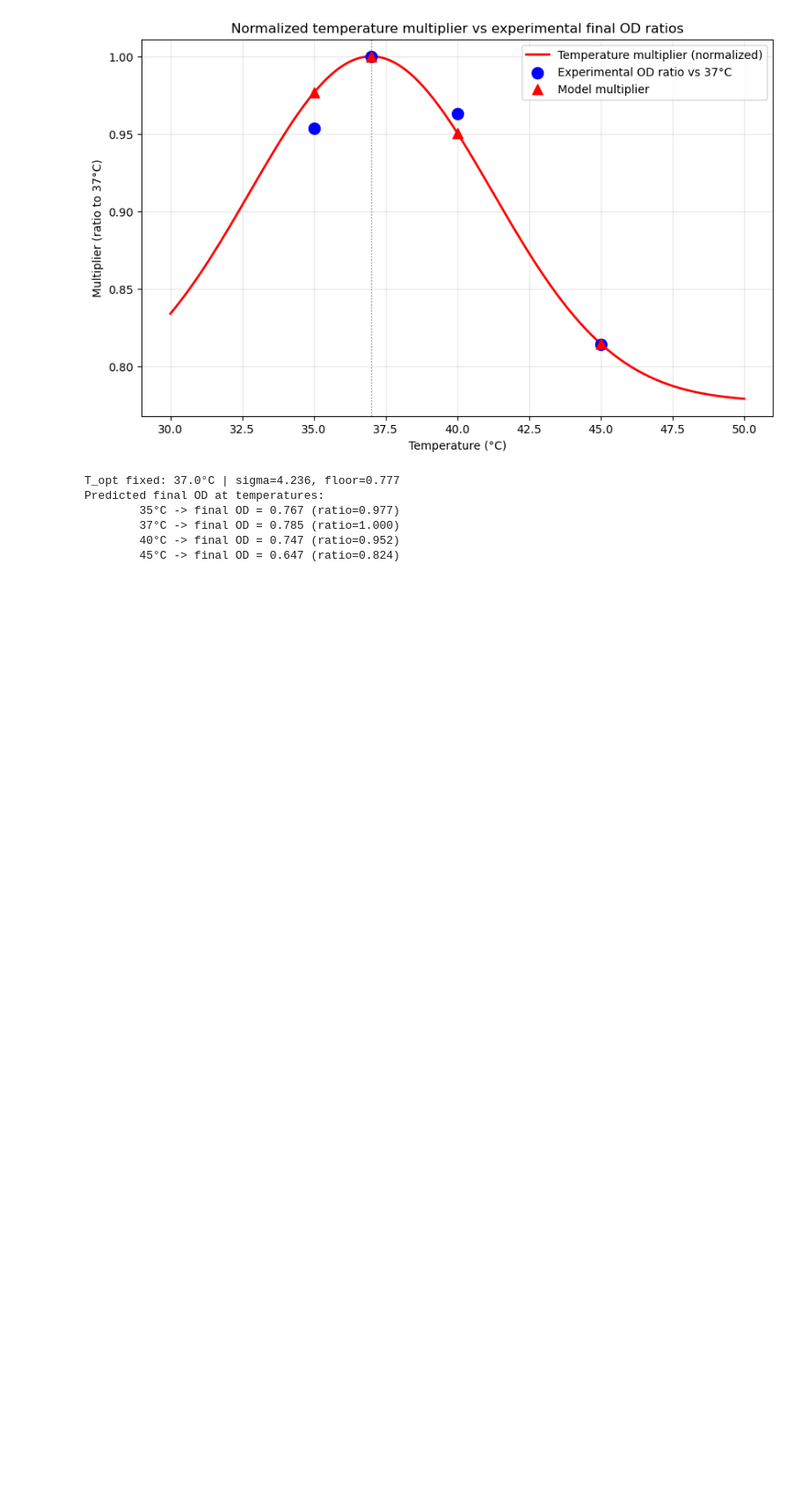
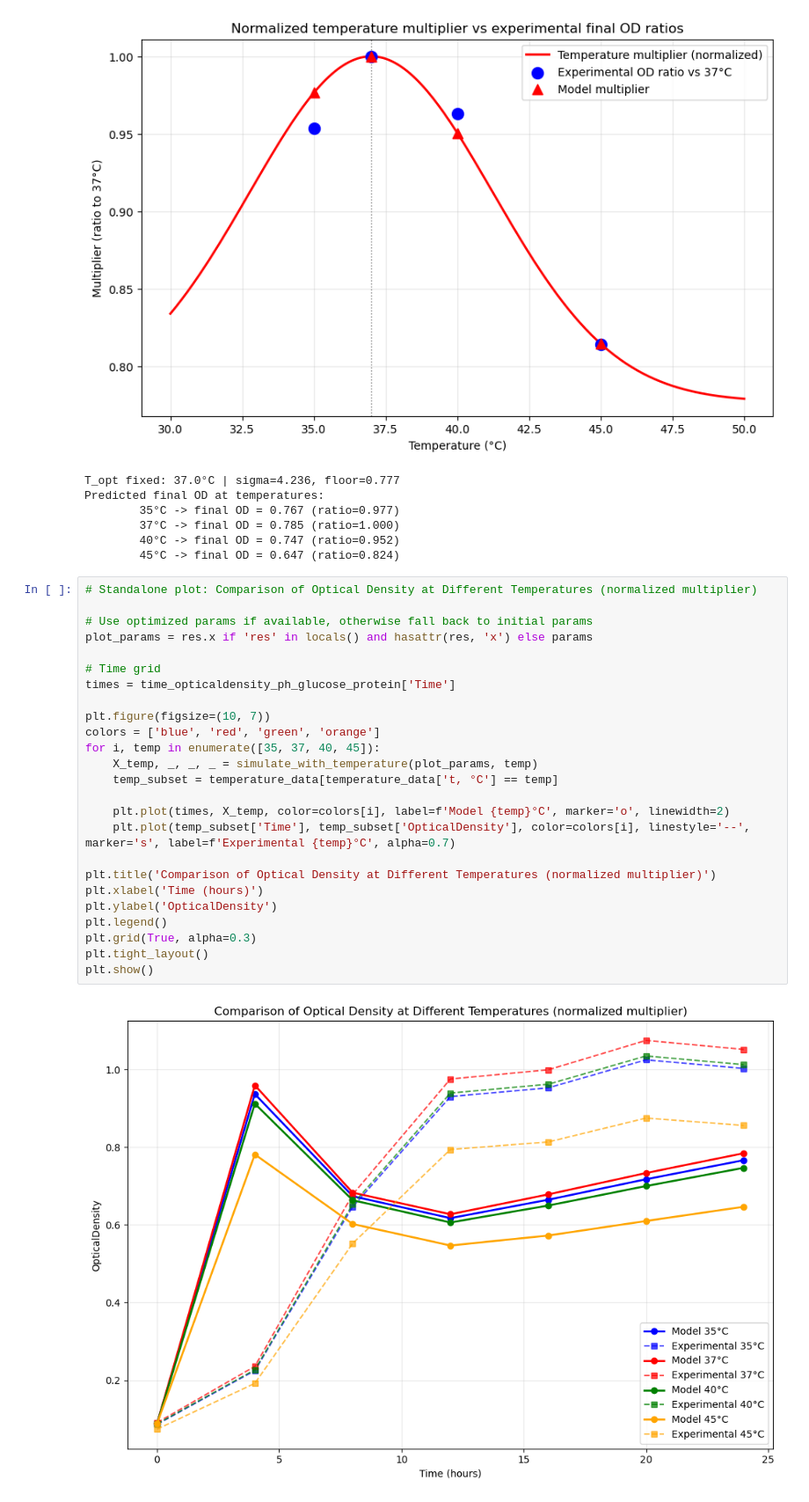
Before and after one commit to AI-ML-systems/biotech_production_management, a Jupyter notebook: model_temperature.ipynb, the cells around one changed output. Shown at 88% size. Cells and saved outputs as stored; diff of their text form; blank space fills up the shorter version.

```diff
--- a/model_temperature.ipynb
+++ b/model_temperature.ipynb
@@ -257,3 +189,30 @@ Predicted final OD at temperatures:
         37°C -> final OD = 0.785 (ratio=1.000)
         40°C -> final OD = 0.747 (ratio=0.952)
         45°C -> final OD = 0.647 (ratio=0.824)
+# %%
+# Standalone plot: Comparison of Optical Density at Different Temperatures (normalized multiplier)
+
+# Use optimized params if available, otherwise fall back to initial params
+plot_params = res.x if 'res' in locals() and hasattr(res, 'x') else params
+
+# Time grid
+times = time_opticaldensity_ph_glucose_protein['Time']
+
+plt.figure(figsize=(10, 7))
+colors = ['blue', 'red', 'green', 'orange']
+for i, temp in enumerate([35, 37, 40, 45]):
+    X_temp, _, _, _ = simulate_with_temperature(plot_params, temp)
+    temp_subset = temperature_data[temperature_data['t, °C'] == temp]
+
+    plt.plot(times, X_temp, color=colors[i], label=f'Model {temp}°C', marker='o', linewidth=2)
+    plt.plot(temp_subset['Time'], temp_subset['OpticalDensity'], color=colors[i], linestyle='--', marker='s', label=f'Experimental {temp}°C', alpha=0.7)
+
+plt.title('Comparison of Optical Density at Different Temperatures (normalized multiplier)')
+plt.xlabel('Time (hours)')
+plt.ylabel('OpticalDensity')
+plt.legend()
+plt.grid(True, alpha=0.3)
+plt.tight_layout()
+plt.show()
+# %% [output]
+[figure, added]
```
Also changed, not shown: parts of 2 cells of this notebook, 4 other files.
